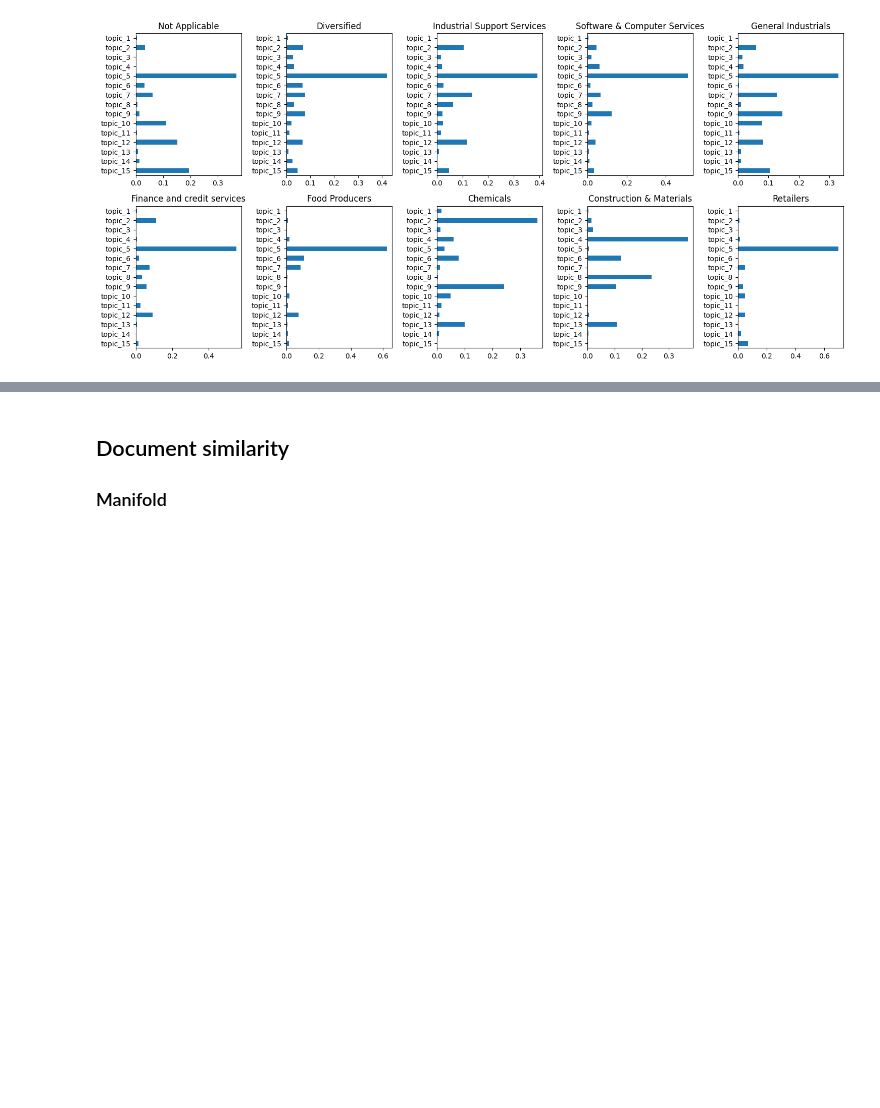
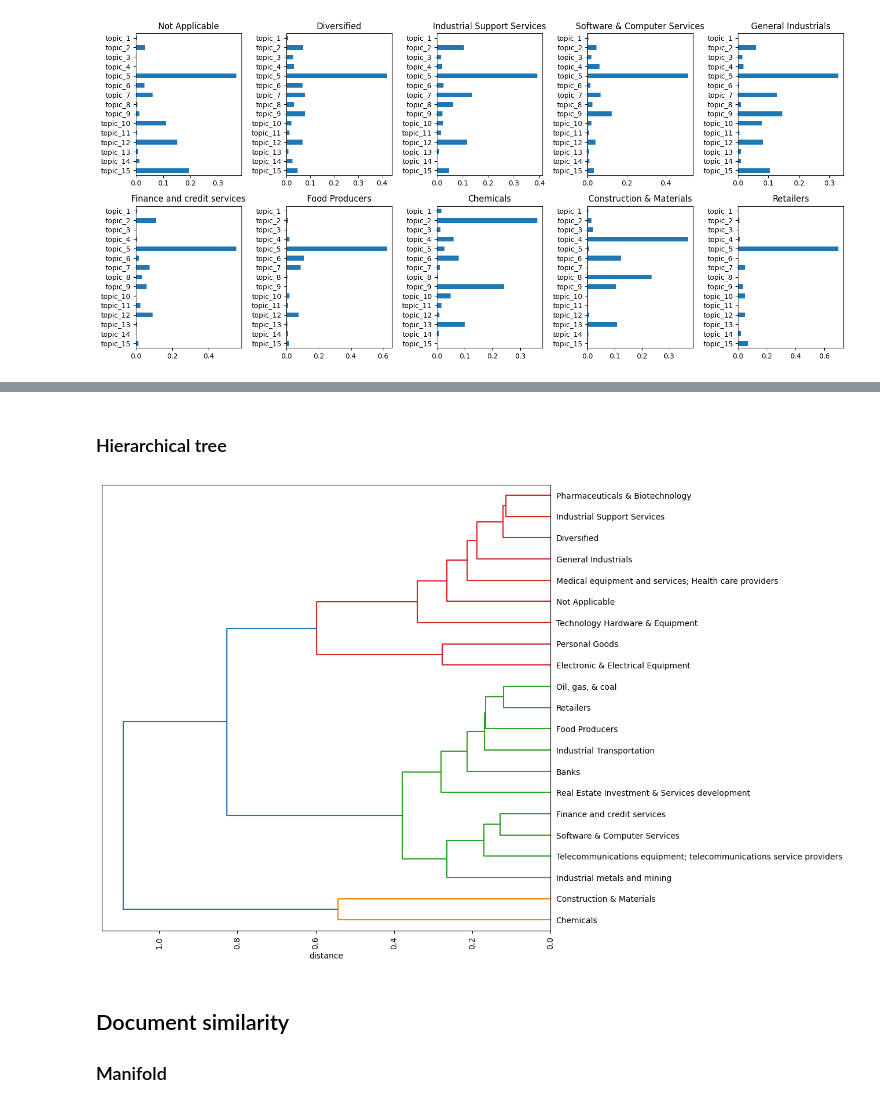
Before and after one commit to fridrichmrtn/sustainability-reports-industry-analysis, a Jupyter notebook: docs/industry_exploration.ipynb, the cells around one changed output, grey strips where cells are left out. Saved outputs shown, nothing was run; the diff lists cells and outputs as text; code cells hidden in the pictures; blank space fills up the shorter version.

```diff
--- a/docs/industry_exploration.ipynb
+++ b/docs/industry_exploration.ipynb
@@ -58,3 +85,16 @@ plt.tight_layout()
+# %% [markdown]
+### Hierarchical tree
+# %%
+linkage_matrix = linkage(sector_topic_distribution_filtered.filter(regex="topic_"),
+    method="ward", metric="euclidean")
+
+f = plt.figure(figsize=(10, 10))
+dendrogram(linkage_matrix, labels=sector_topic_distribution_filtered["sector"].tolist(), orientation="left")
+plt.xlabel("distance")
+plt.xticks(rotation="vertical")
+plt.show()
+# %% [output]
+[figure, added]
 # %% [markdown]
 ## Document similarity
 
```
Also changed, not shown: parts of 3 cells of this notebook.
